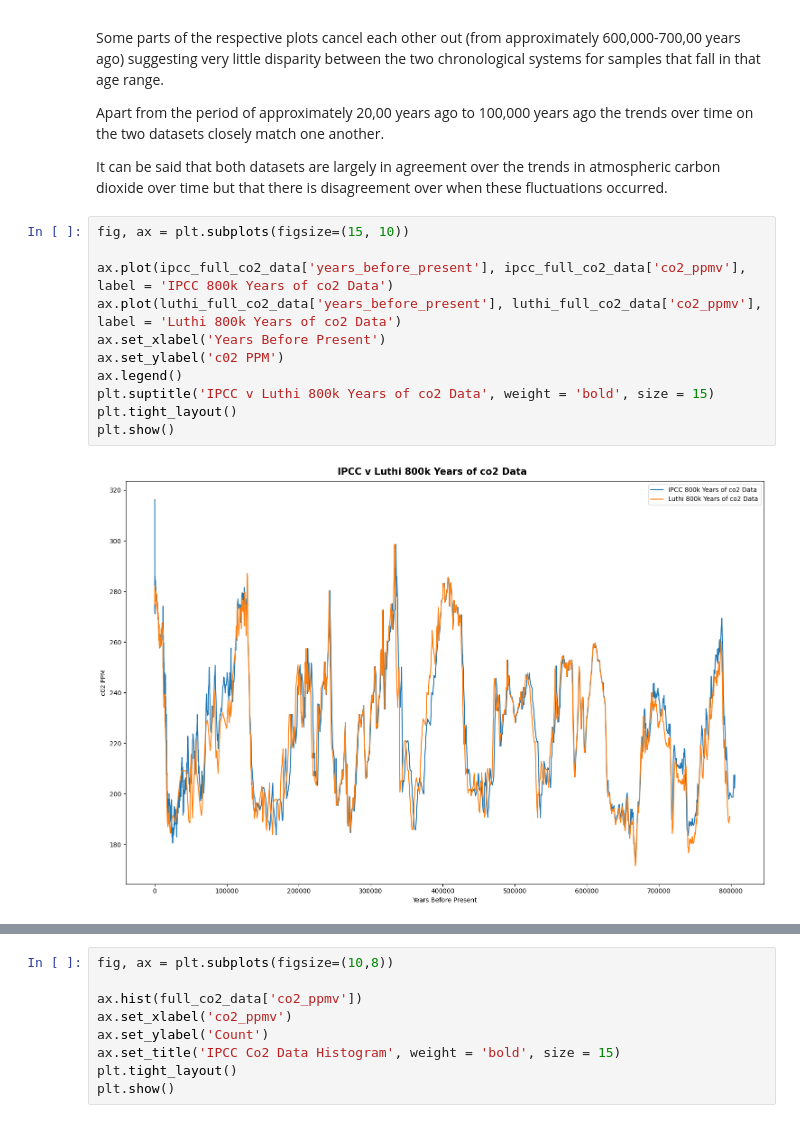
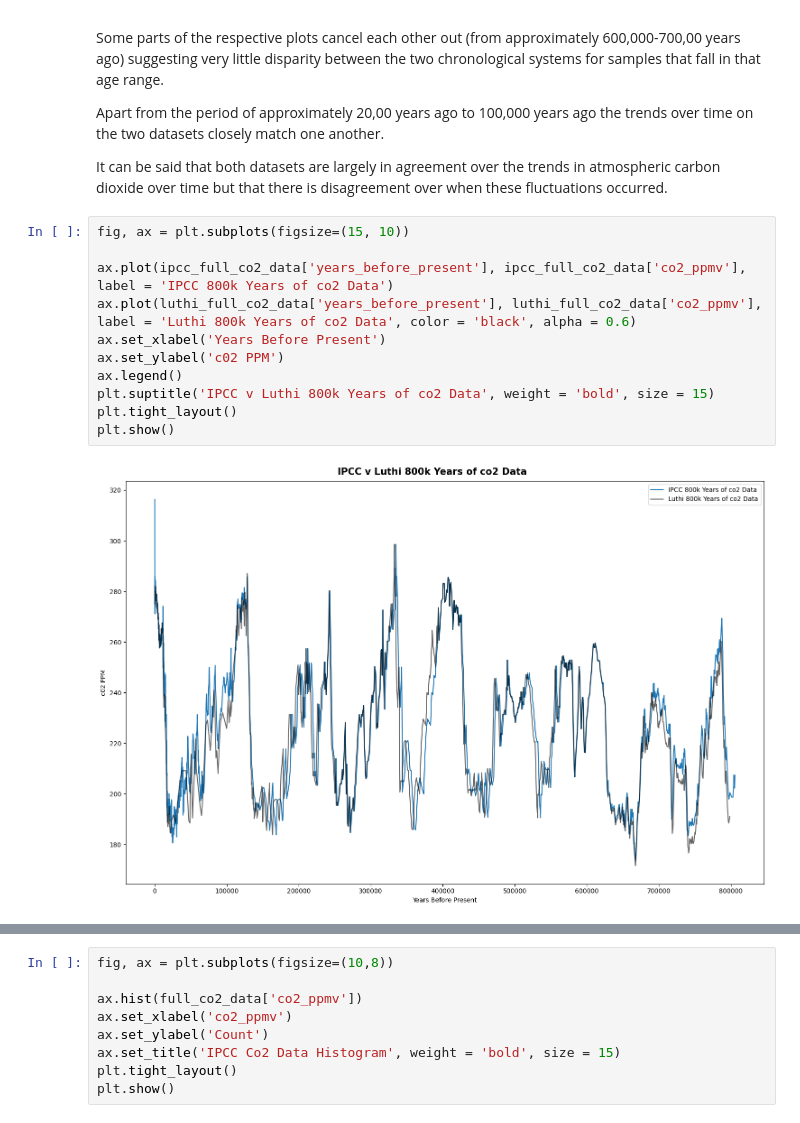
Before and after one commit to humphs078/Owner-avatar-programming_for_data_analysis_assignment_2, a Jupyter notebook: submission.ipynb, the cells around one changed output, grey strips where cells are left out. Saved outputs shown, nothing was run; the diff lists cells and outputs as text.

```diff
--- a/submission.ipynb
+++ b/submission.ipynb
@@ -896,13 +918,13 @@ It can be said that both datasets are largely in agreement over the trends in at
 # %%
 fig, ax = plt.subplots(figsize=(15, 10))
 
 ax.plot(ipcc_full_co2_data['years_before_present'], ipcc_full_co2_data['co2_ppmv'], label = 'IPCC 800k Years of co2 Data')
-ax.plot(luthi_full_co2_data['years_before_present'], luthi_full_co2_data['co2_ppmv'], label = 'Luthi 800k Years of co2 Data')
+ax.plot(luthi_full_co2_data['years_before_present'], luthi_full_co2_data['co2_ppmv'], label = 'Luthi 800k Years of co2 Data', color = 'black', alpha = 0.6)
 ax.set_xlabel('Years Before Present')
 ax.set_ylabel('c02 PPM')
 ax.legend()
 plt.suptitle('IPCC v Luthi 800k Years of co2 Data', weight = 'bold', size = 15)
 plt.tight_layout()
 plt.show()
 # %% [output]
-[figure, old version]
+[figure, new version]
```
Also changed, not shown: parts of 20 cells of this notebook, 2 other files.
